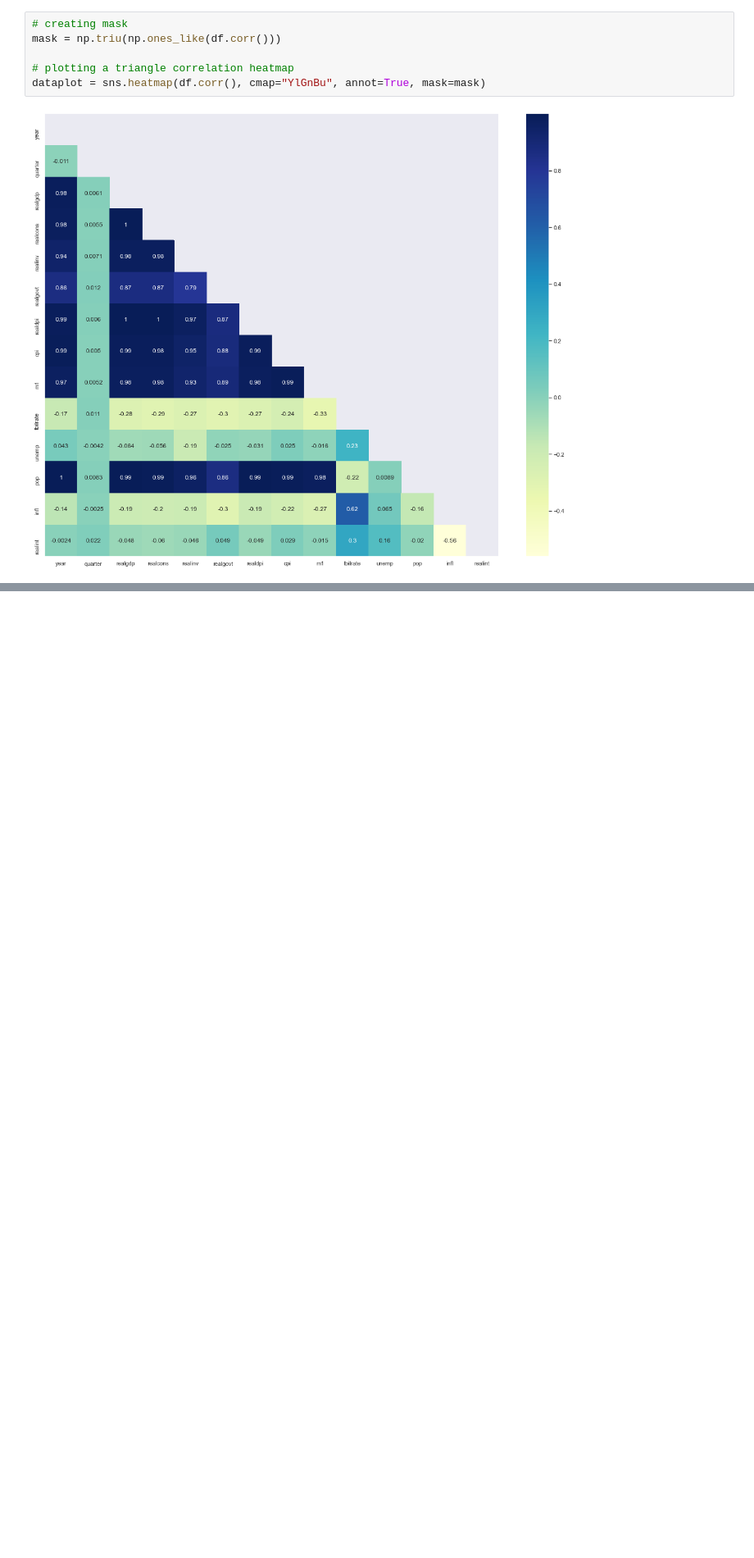
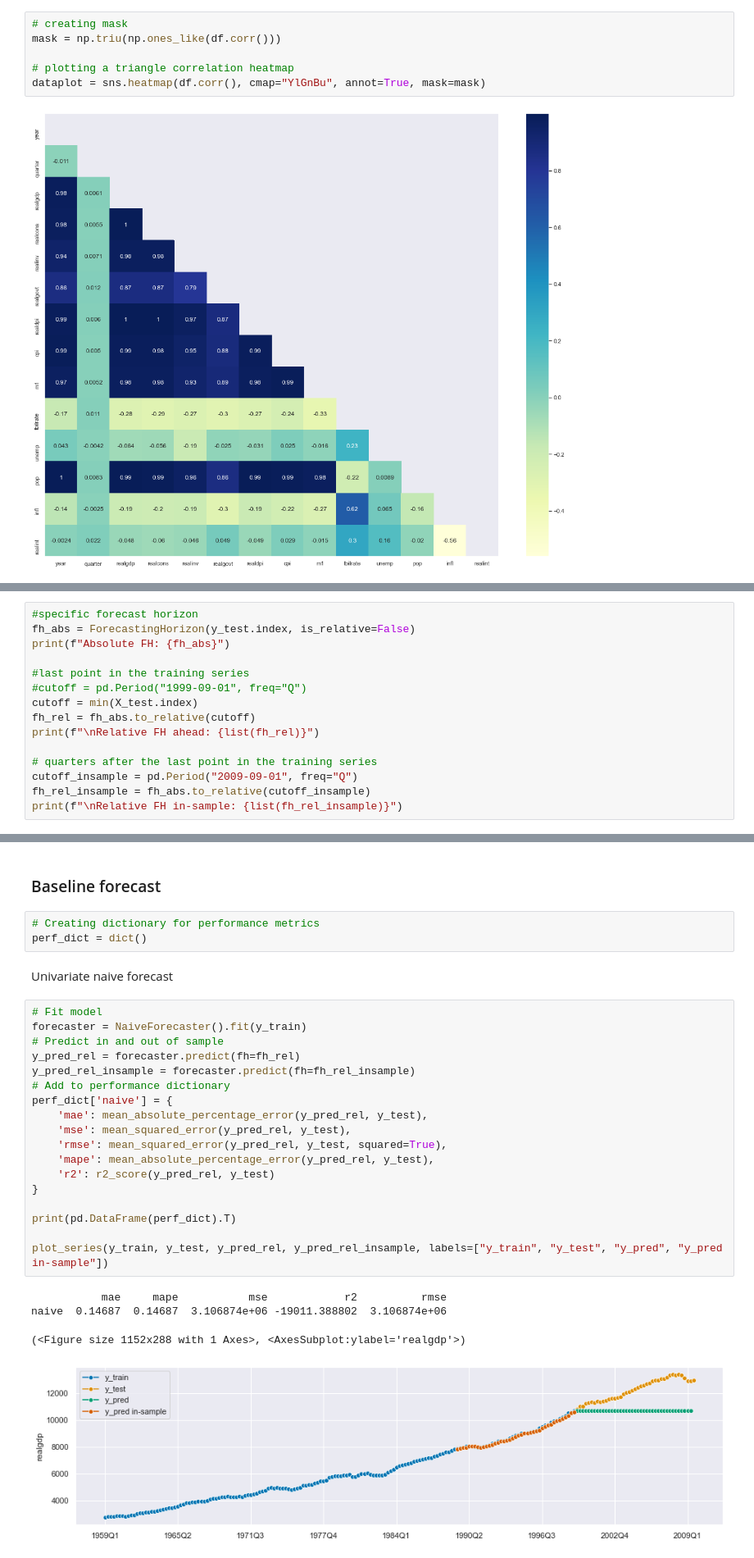
Before and after one commit to montgoz007/sktime-macroeconomic-forecasting, a Jupyter notebook: macroecon_notebook.ipynb, the cells around one changed output, grey strips where cells are left out. Shown at 82% size. Saved outputs shown, nothing was run; the diff lists cells and outputs as text; blank space fills up the shorter version.

```diff
--- a/macroecon_notebook.ipynb
+++ b/macroecon_notebook.ipynb
@@ -95,0 +147,15 @@ dataplot = sns.heatmap(df.corr(), cmap="YlGnBu", annot=True, mask=mask)
+# %%
+#specific forecast horizon
+fh_abs = ForecastingHorizon(y_test.index, is_relative=False)
+print(f"Absolute FH: {fh_abs}")
+
+#last point in the training series
+#cutoff = pd.Period("1999-09-01", freq="Q")
+cutoff = min(X_test.index)
+fh_rel = fh_abs.to_relative(cutoff)
+print(f"\nRelative FH ahead: {list(fh_rel)}")
+
+# quarters after the last point in the training series
+cutoff_insample = pd.Period("2009-09-01", freq="Q")
+fh_rel_insample = fh_abs.to_relative(cutoff_insample)
+print(f"\nRelative FH in-sample: {list(fh_rel_insample)}")
@@ -95,0 +175,30 @@ dataplot = sns.heatmap(df.corr(), cmap="YlGnBu", annot=True, mask=mask)
+# %% [markdown]
+### Baseline forecast
+# %%
+# Creating dictionary for performance metrics
+perf_dict = dict()
+# %% [markdown]
+Univariate naive forecast
+# %%
+# Fit model
+forecaster = NaiveForecaster().fit(y_train)
+# Predict in and out of sample
+y_pred_rel = forecaster.predict(fh=fh_rel)
+y_pred_rel_insample = forecaster.predict(fh=fh_rel_insample)
+# Add to performance dictionary
+perf_dict['naive'] = {
+    'mae': mean_absolute_percentage_error(y_pred_rel, y_test),
+    'mse': mean_squared_error(y_pred_rel, y_test),
+    'rmse': mean_squared_error(y_pred_rel, y_test, squared=True),
+    'mape': mean_absolute_percentage_error(y_pred_rel, y_test),
+    'r2': r2_score(y_pred_rel, y_test)
+}
+
+print(pd.DataFrame(perf_dict).T)
+
+plot_series(y_train, y_test, y_pred_rel, y_pred_rel_insample, labels=["y_train", "y_test", "y_pred", "y_pred in-sample"])
+# %% [output]
+           mae     mape           mse            r2          rmse
+naive  0.14687  0.14687  3.106874e+06 -19011.388802  3.106874e+06
+(<Figure size 1152x288 with 1 Axes>, <AxesSubplot:ylabel='realgdp'>)
+[figure, added]
```
Also changed, not shown: parts of 16 cells of this notebook, 1 other file.
